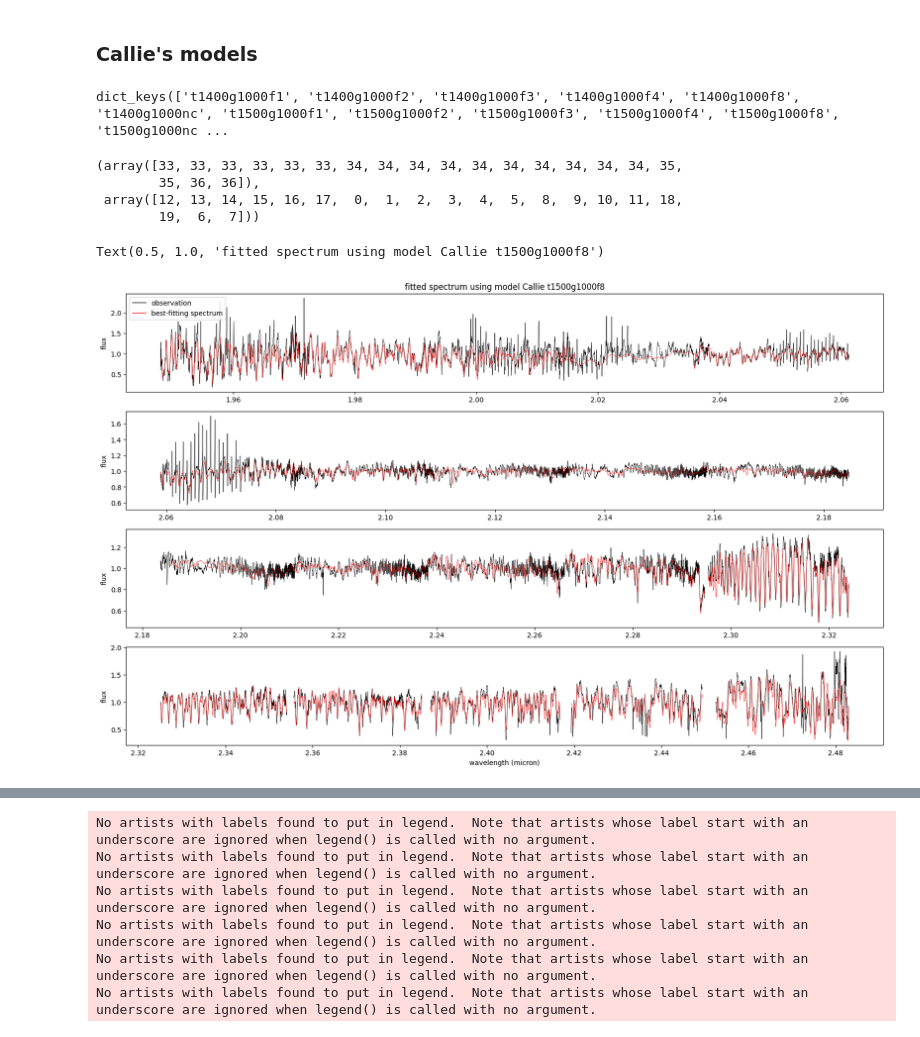
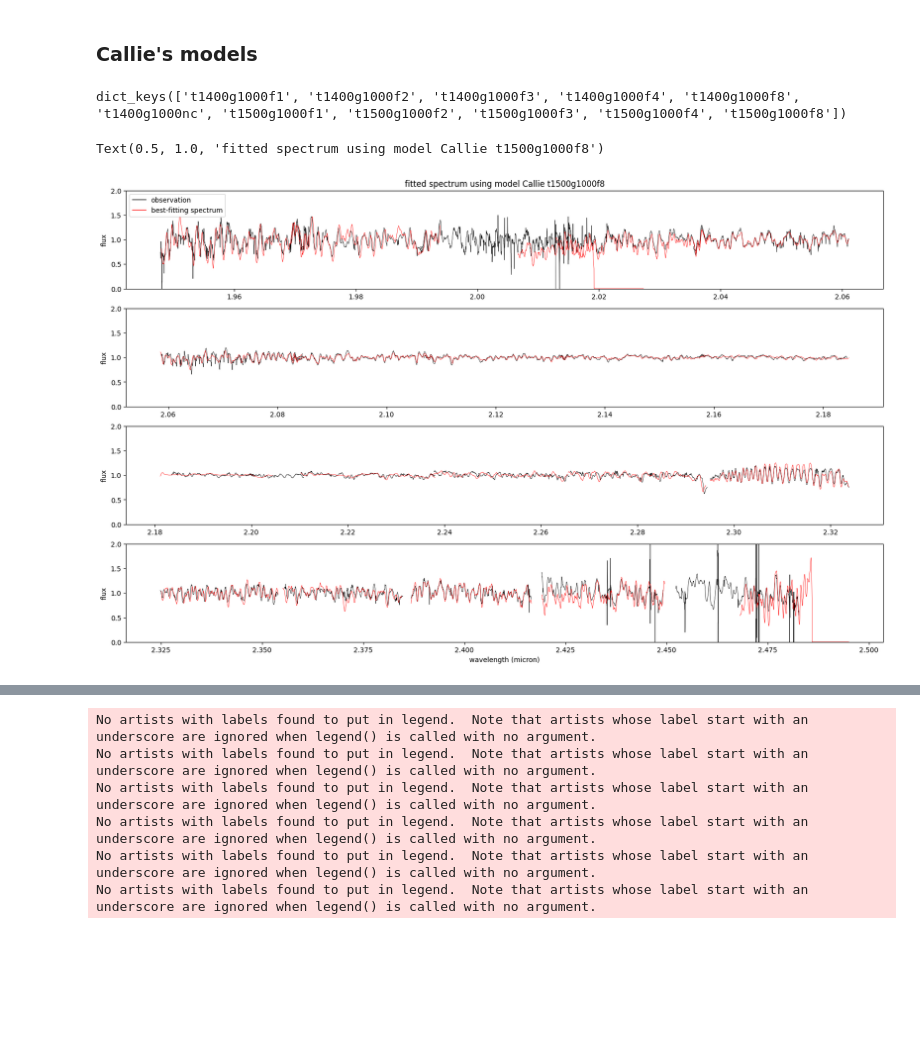
Before and after one commit to alphalyncis/dopplerimg, a Jupyter notebook: code/analysis_IGRINS_2M0036_K.ipynb, the cells around one changed output, grey strips where cells are left out. Saved outputs shown, nothing was run; the diff lists cells and outputs as text; code cells hidden in the pictures; blank space fills up the shorter version.

```diff
--- a/code/analysis_IGRINS_2M0036_K.ipynb
+++ b/code/analysis_IGRINS_2M0036_K.ipynb
@@ -384,7 +668,0 @@ for model in modellist:
-# %%
-# find the best-fitting obs at each order
-best_ind = {}
-for model in modellist:
-    chisq_this = np.array(chisq[model].reshape((56, 20)))
-    min_chisqs = np.min(chisq_this, axis=0)
-    best_ind[model] = (chisq_this==min_chisqs)
@@ -519,16 +668,0 @@ mf.modelspec_template()
-# %%
-model = 'lte015.0-5.0'
-obs = 23
-fobs = fobs0[:20]
-wobs = np.median(wls, axis=0)[:20]
-plt.figure(figsize=(20,3))
-for jj in range(1,3):
-    plt.plot(wobs[jj,:], fobs[jj,:], linewidth=0.5, color="black")
-    for obs in range(21,24):
-        plt.plot(chiplams[model][obs, jj,:], chipmods[model][obs, jj,:], linewidth=0.5, label=f"order={jj},obs={obs}")
-
-plt.legend(bbox_to_anchor=(1, 1))
-plt.xlabel("wavelength (micron)")
-plt.ylabel("flux")
-plt.ylim((0, 2.1))
-chi2 = np.array(chisq[model].reshape((56, 20)))
@@ -537,6 +669,7 @@ chi2 = np.array(chisq[model].reshape((56, 20)))
 # %% [markdown]
 ### Callie's models
 # %%
+resultdir = f"{homedir}/uoedrive/result/Callie"
 chipmods = {}
 chiplams = {}
 chisq = {}
@@ -544,14 +677,14 @@ vsini = {}
 rv = {}
 lld = {}
 modellist = []
-for f in sorted(glob.glob("result/Callie/IGRINS_W1049B_K_chipmods_*g1000*.fits")):
+for f in sorted(glob.glob(f"{resultdir}/IGRINS_2M0036_K_chipmods_*g1000*.fits")):
     modelname = f.split("_")[-1][:12]
     chipmods[modelname] = fits.getdata(f)
     modellist.append(modelname)
-for f in sorted(glob.glob("result/Callie/IGRINS_W1049B_K_chiplams_*g1000*.fits")):
+for f in sorted(glob.glob(f"{resultdir}/IGRINS_2M0036_K_chiplams_*g1000*.fits")):
     modelname = f.split("_")[-1][:12]
     chiplams[modelname] = fits.getdata(f)
-for f in sorted(glob.glob("result/Callie/IGRINS_W1049B_K_*g1000*.txt")):
+for f in sorted(glob.glob(f"{resultdir}/IGRINS_2M0036_K_fitting_*g1000*.txt")):
     modelname = f.split("_")[-1][:12]
     results = Table.read(f, format='ascii')
     chisq[modelname] = results['chisq']
@@ -560,47 +693,39 @@ for f in sorted(glob.glob("result/Callie/IGRINS_W1049B_K_*g1000*.txt")):
     lld[modelname] = results['lld']
 chisq.keys()
 # %% [output]
-dict_keys(['t1400g1000f1', 't1400g1000f2', 't1400g1000f3', 't1400g1000f4', 't1400g1000f8', 't1400g1000nc', 't1500g1000f1', 't1500g1000f2', 't1500g1000f3', 't1500g1000f4', 't1500g1000f8', 't1500g1000nc ...
+dict_keys(['t1400g1000f1', 't1400g1000f2', 't1400g1000f3', 't1400g1000f4', 't1400g1000f8', 't1400g1000nc', 't1500g1000f1', 't1500g1000f2', 't1500g1000f3', 't1500g1000f4', 't1500g1000f8'])
 # %%
 # find the best-fitting obs at each order
 best_ind = {}
 for model in modellist:
-    chisq_this = np.array(chisq[model].reshape((56, 20)))
+    chisq_this = np.array(chisq[model].reshape((42, 20)))
     min_chisqs = np.min(chisq_this, axis=0)
     best_ind[model] = (chisq_this==min_chisqs)
-# %%
-model = 't1500g1000f8'
-np.nonzero(best_ind[model])
-# %% [output]
-(array([33, 33, 33, 33, 33, 33, 34, 34, 34, 34, 34, 34, 34, 34, 34, 34, 35,
-        35, 36, 36]),
- array([12, 13, 14, 15, 16, 17,  0,  1,  2,  3,  4,  5,  8,  9, 10, 11, 18,
-        19,  6,  7]))
 # %%
 model = 't1500g1000f8'
 obs = best_ind[model]
 fobs = fobs0[:20]
 wobs = np.median(wls, axis=0)[:20]
 plt.figure(figsize=(20,12))
 
 for sub in range(4):
     plt.subplot(4,1, 4-sub)
     for jj in range(sub*5, sub*5+5):
         plt.plot(wobs[jj,:], fobs[jj,:], linewidth=0.5, color="black", label="observation")
         plt.plot(chiplams[model][obs[:,jj], jj,:].flatten(), chipmods[model][obs[:,jj], jj,:].flatten(), linewidth=0.5, color="r", label="fitted")
     plt.ylabel("flux")
-    #plt.ylim((0,2))
+    plt.ylim((0,2))
     if sub==0:
         plt.xlabel("wavelength (micron)")
     if sub==3:
         custom_lines = [Line2D([0], [0], color="black", lw=1),
                         Line2D([0], [0], color="r", lw=1),]
                         #Line2D([0], [0], color="g", lw=1),]
         plt.legend(custom_lines, ["observation", "best-fitting spectrum"], loc=2)
 plt.title(f"fitted spectrum using model Callie {model}")
 # %% [output]
 Text(0.5, 1.0, 'fitted spectrum using model Callie t1500g1000f8')
-[figure, old version]
+[figure, new version]
 # %%
 # matplotlib default color cycle
 colors = plt.rcParams['axes.prop_cycle'].by_key()['color']
```
Also changed, not shown: parts of 43 cells of this notebook, 1 other file.
